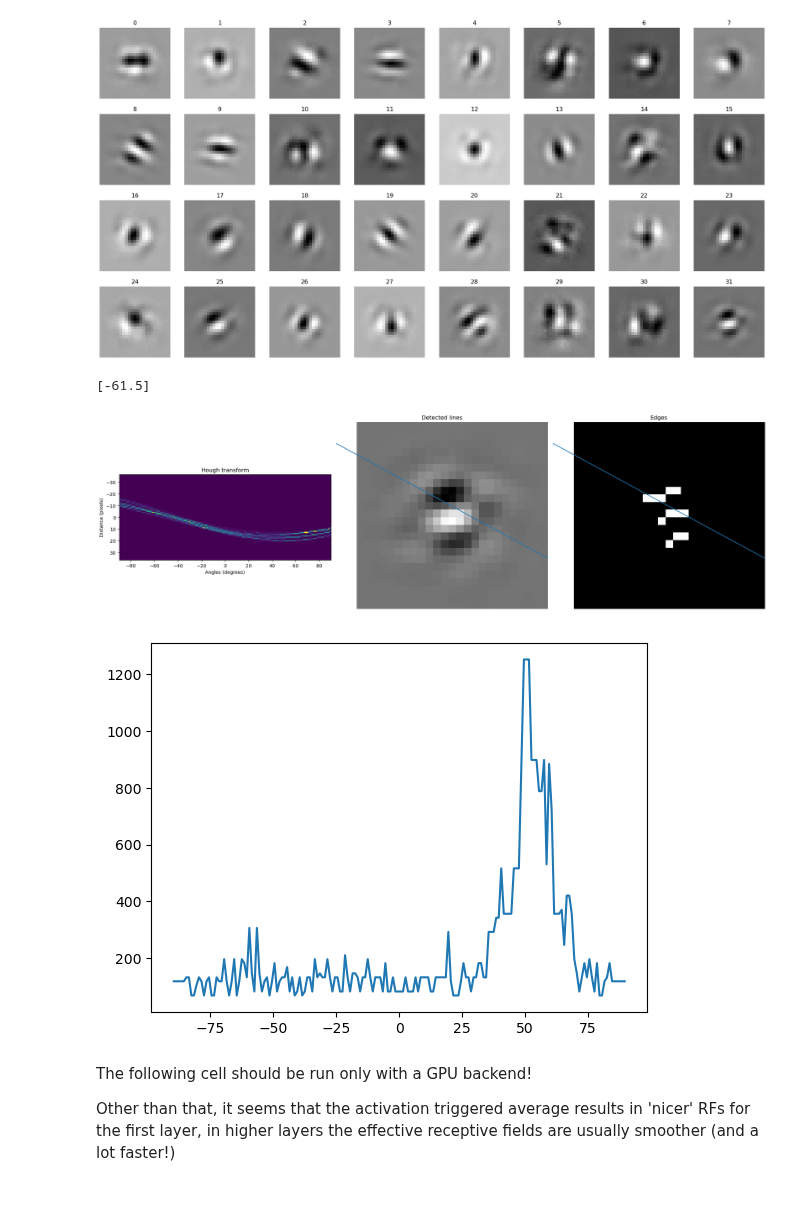
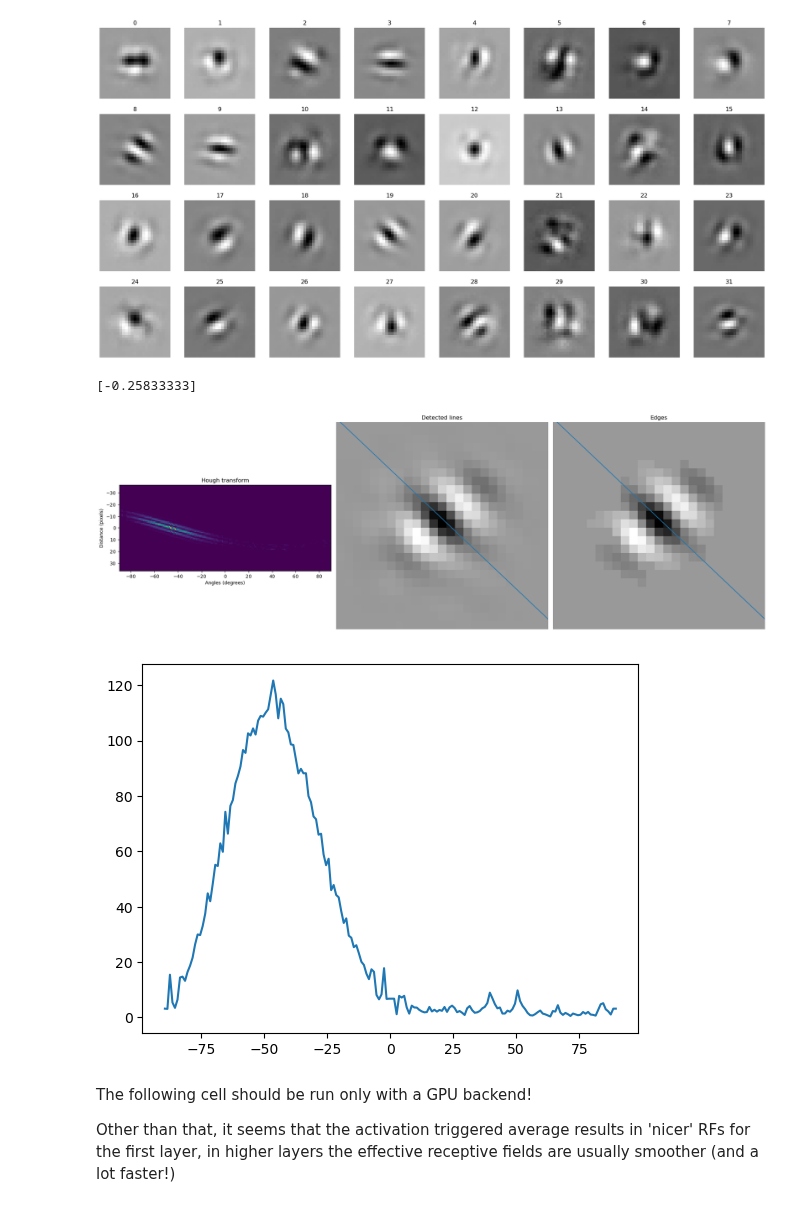
Before and after one commit to fabioseel/receptive-fields, a Jupyter notebook: src/evaluation.ipynb, the cells around one changed output. Cells and saved outputs as stored; diff of their text form; code cells hidden in the pictures.

Commit message:
feat: add gabor direction estimation through weighted hough

```diff
--- a/src/evaluation.ipynb
+++ b/src/evaluation.ipynb
@@ -92,7 +93,7 @@ else:
     num_rows = max(1,len(eff_rfs)//8)
     fig, axes = plt.subplots(num_rows, 8, figsize=(24,num_rows*3))
     for i, (eff_rf, ax) in enumerate(zip(eff_rfs, axes.flat)):
-        ax.imshow(normalizeZeroOne(eff_rf), cmap="gray")
+        ax.imshow(eff_rf, cmap="gray")
         ax.set_title(str(i))
         ax.axis('off')
 # %% [output]
@@ -133,34 +134,35 @@ def plot_hough(image, h, theta, d, rf_edges, hpeaks):
     plt.tight_layout()
     plt.show()
 # %%
-image = eff_rfs[31]
+image = eff_rfs[19]
+rf_edges = np.zeros_like(image)
+rf_edges[:] = image.numpy()#sobel(image.numpy())
+rf_edges[np.abs(rf_edges)<np.mean(np.abs(rf_edges))]=0
+# rf_edges = skeletonize(rf_edges > 0.5*rf_edges.max())
+# rf_edges_pos = rf_edges
 
-rf_edges = frangi(image.numpy())
-rf_edges = rf_edges > 0.5*rf_edges.max()
-rf_edges_pos = skeletonize(rf_edges)
-
-rf_edges = frangi(-image.numpy())
-rf_edges = rf_edges > 0.5*rf_edges.max()
-rf_edges = rf_edges_pos + skeletonize(rf_edges)
+# rf_edges = sobel(-image.numpy())
+# rf_edges = skeletonize(rf_edges > 0.5*rf_edges.max())
+# rf_edges = rf_edges + rf_edges_pos
 
 # rf_edges_nms = torch.max_pool2d(torch.from_numpy(rf_edges)[None], kernel_size=3, stride=1, padding=1).numpy()
 # rf_edges = rf_edges_nms[0]
 n_thetas = 180
 thetas = (np.array([i+0.5 for i in range(n_thetas)])/n_thetas*2*np.pi - np.pi)/2
-h, theta, d = hough_line(rf_edges, theta=thetas)
+h, theta, d = weighted_hough_line(rf_edges, theta=thetas)
 h=h**2
 hpeaks = hough_line_peaks(h, theta, d, num_peaks=1) # TODO: Use probabilistic Hough line for connected lines?
-print(hpeaks[1]/np.pi*180)
+print(hpeaks[1]/np.pi)
 
 plot_hough(image, h, theta, d, rf_edges, hpeaks)
 # %% [output]
-[-61.5]
+[-0.25833333]
-[figure, old version]
+[figure, new version]
 # %%
-plt.plot(thetas/np.pi*180,(h**2).sum(axis=0))
+plt.plot(thetas/np.pi*180,(h).sum(axis=0))
 plt.show()
 # %% [output]
-[figure, old version]
+[figure, new version]
 # %% [markdown]
 The following cell should be run only with a GPU backend!
 
```
Also changed, not shown: parts of 2 cells of this notebook, 1 other file.
